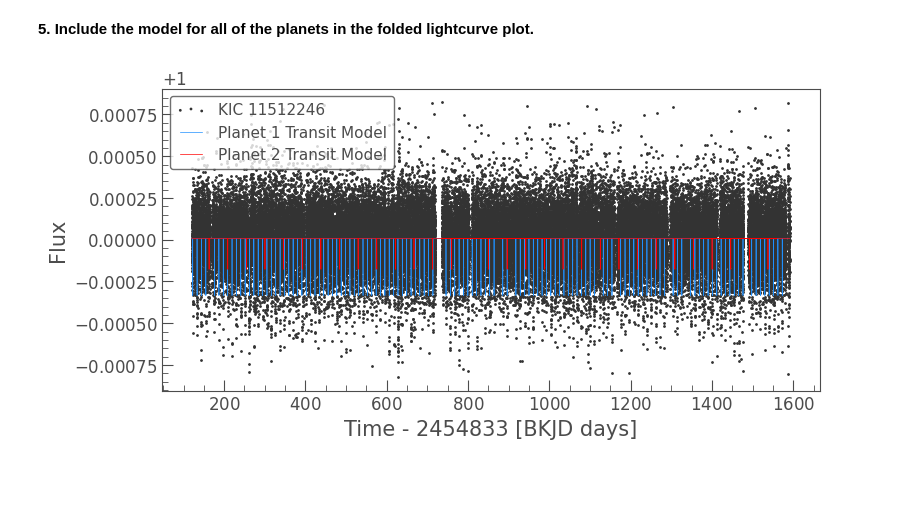
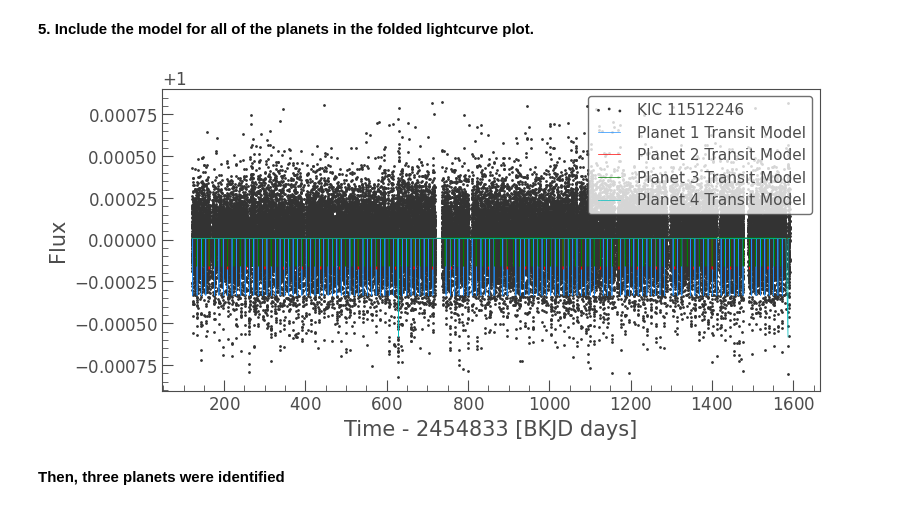
Before and after one commit to AthemFR/intro_astrophysical_objects, a Jupyter notebook: Homework_2/Homework_2_Planets.ipynb, the cells around one changed output. Saved outputs shown, nothing was run; the diff lists cells and outputs as text; code cells hidden in the pictures; blank space fills up the shorter version.

```diff
--- a/Homework_2/Homework_2_Planets.ipynb
+++ b/Homework_2/Homework_2_Planets.ipynb
@@ -658,0 +688,4 @@ planet_2_model = bls_2.get_transit_model(period=planet_2_period,
+# %%
+planet_3_model = bls_3.get_transit_model(period=planet_3_period,
+                                       transit_time=planet_3_t0,
+                                       duration=planet_3_dur)
@@ -658,0 +718,4 @@ planet_2_model = bls_2.get_transit_model(period=planet_2_period,
+# %%
+period_5 = np.linspace(1, 1000, 10000)
+bls_5 = masked_lc_1.to_periodogram('bls', period=period_5, frequency_factor=500)
+bls_5.plot();
@@ -658,0 +724,8 @@ planet_2_model = bls_2.get_transit_model(period=planet_2_period,
+# %%
+planet_5_period = bls_5.period_at_max_power
+planet_5_t0 = bls_5.transit_time_at_max_power
+planet_5_dur = bls_5.duration_at_max_power
+
+# Check the value for period
+planet_5_period
+#print(planet_2_period)
@@ -659,8 +741,16 @@ planet_2_model = bls_2.get_transit_model(period=planet_2_period,
+# %%
+planet_4_model = bls_5.get_transit_model(period=planet_5_period,
+                                       transit_time=planet_5_t0,
+                                       duration=planet_5_dur)
 # %% [markdown]
 **5. Include the model for all of the planets in the folded lightcurve plot.**
 # %%
 ax = lc.scatter();
 planet_1_model.plot(ax=ax, c='dodgerblue', label='Planet 1 Transit Model');
 planet_2_model.plot(ax=ax, c='r', label='Planet 2 Transit Model');
+planet_3_model.plot(ax=ax, c='g', label='Planet 3 Transit Model');
+planet_4_model.plot(ax=ax, c='c', label='Planet 4 Transit Model');
 # %% [output]
-[figure, old version]
+[figure, new version]
+# %% [markdown]
+**Then, three planets were identified**
```
Also changed, not shown: parts of 19 cells of this notebook.
